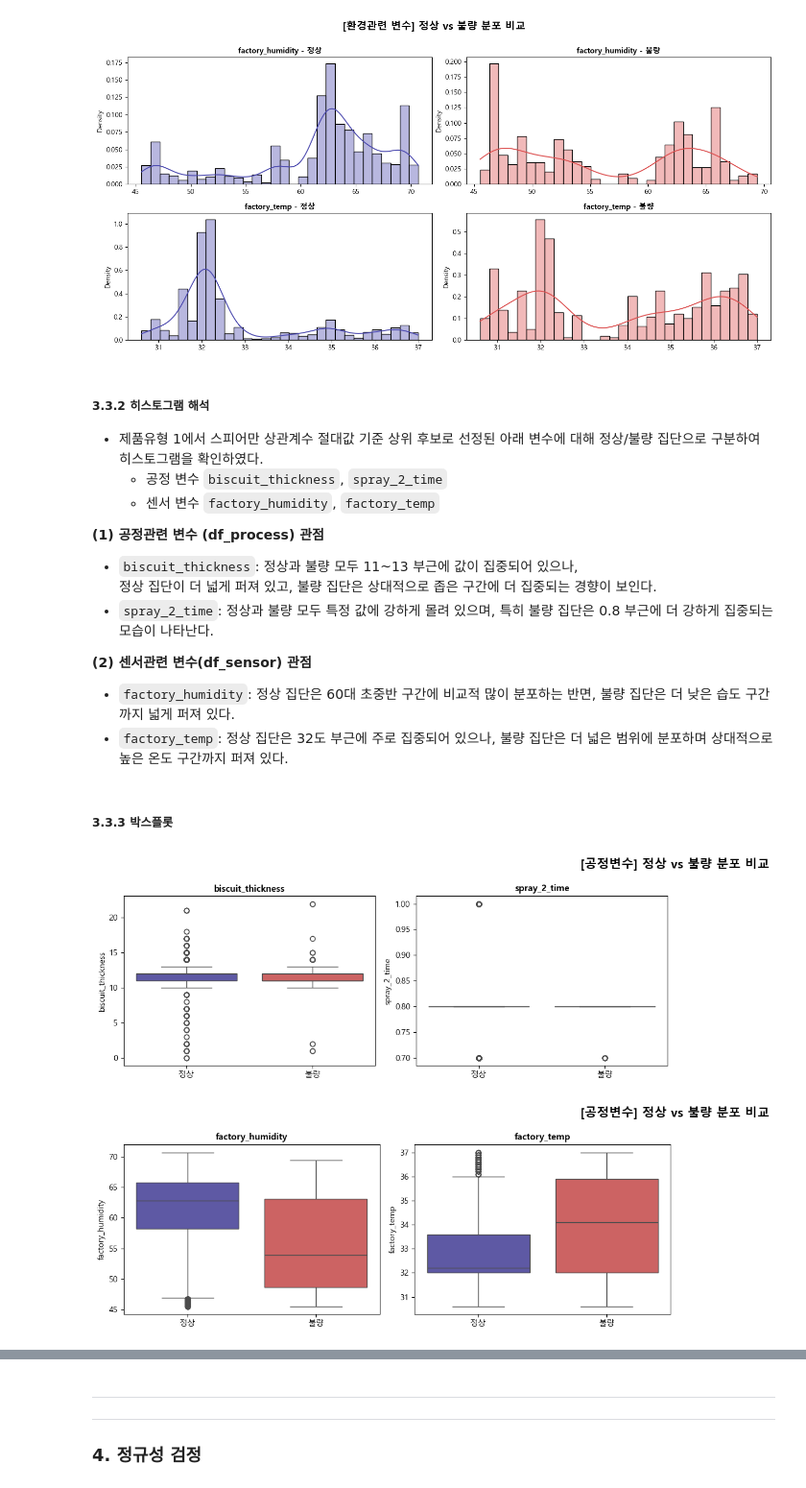
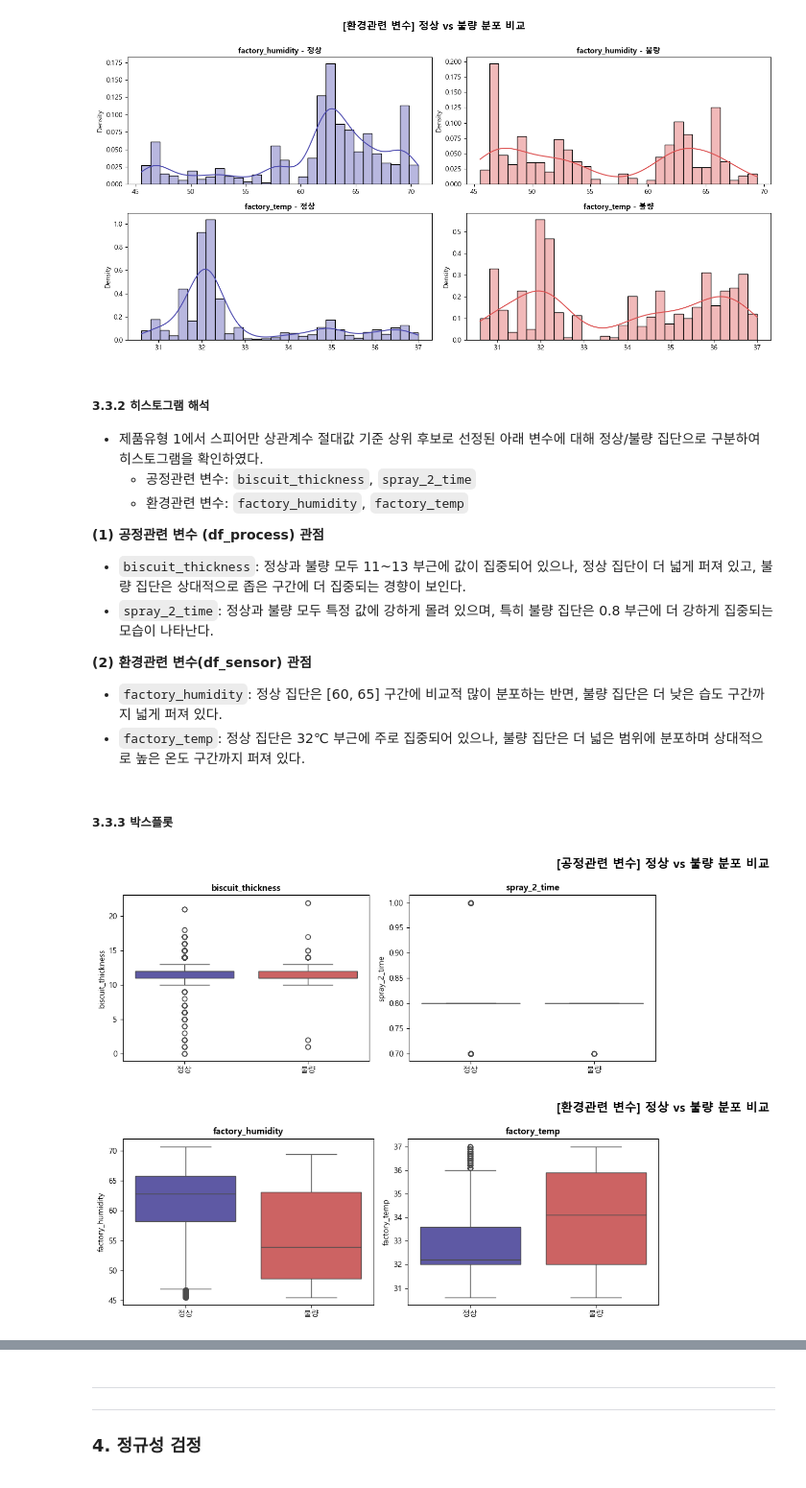
Before and after one commit to hanalo26/sparta-data11-advanced-project, a Jupyter notebook: common-file/PART2_통계_제품1_v5.ipynb, the cells around one changed output, grey strips where cells are left out. Shown at 96% size. Saved outputs shown, nothing was run; the diff lists cells and outputs as text; code cells hidden in the pictures.

```diff
--- a/common-file/PART2_통계_제품1_v5.ipynb
+++ b/common-file/PART2_통계_제품1_v5.ipynb
@@ -380,17 +378,17 @@ histogram_of_sensor_1 = plot_histograms(
 # %% [markdown]
 ##### 3.3.2 히스토그램 해석
 - 제품유형 1에서 스피어만 상관계수 절대값 기준 상위 후보로 선정된 아래 변수에 대해 정상/불량 집단으로 구분하여 히스토그램을 확인하였다.
-    - 공정 변수 `biscuit_thickness`, `spray_2_time`
-    - 센서 변수 `factory_humidity`, `factory_temp`
+    - 공정관련 변수: `biscuit_thickness`, `spray_2_time`
+    - 환경관련 변수: `factory_humidity`, `factory_temp`
 
 **(1) 공정관련 변수 (df_process) 관점**
-- `biscuit_thickness`: 정상과 불량 모두 11~13 부근에 값이 집중되어 있으나,\
+- `biscuit_thickness`: 정상과 불량 모두 11~13 부근에 값이 집중되어 있으나,
     정상 집단이 더 넓게 퍼져 있고, 불량 집단은 상대적으로 좁은 구간에 더 집중되는 경향이 보인다.
 - `spray_2_time`: 정상과 불량 모두 특정 값에 강하게 몰려 있으며, 특히 불량 집단은 0.8 부근에 더 강하게 집중되는 모습이 나타난다.
 
-**(2) 센서관련 변수(df_sensor) 관점**
-- `factory_humidity`: 정상 집단은 60대 초중반 구간에 비교적 많이 분포하는 반면, 불량 집단은 더 낮은 습도 구간까지 넓게 퍼져 있다.
-- `factory_temp`: 정상 집단은 32도 부근에 주로 집중되어 있으나, 불량 집단은 더 넓은 범위에 분포하며 상대적으로 높은 온도 구간까지 퍼져 있다.
+**(2) 환경관련 변수(df_sensor) 관점**
+- `factory_humidity`: 정상 집단은 [60, 65] 구간에 비교적 많이 분포하는 반면, 불량 집단은 더 낮은 습도 구간까지 넓게 퍼져 있다.
+- `factory_temp`: 정상 집단은 32℃ 부근에 주로 집중되어 있으나, 불량 집단은 더 넓은 범위에 분포하며 상대적으로 높은 온도 구간까지 퍼져 있다.
 # %% [markdown]
 ##### 3.3.3 박스플롯
 # %%
@@ -398,8 +396,8 @@ histogram_of_sensor_1 = plot_histograms(
 def plot_boxplots(df, cols, group_title):
 
     # is_defect를 문자열로 변환
-    df_a = df.copy()
-    df_a["is_defect"] = df["is_defect"].map({0: "정상", 1: "불량"})
+    df_b = df.copy()
+    df_b["is_defect"] = df["is_defect"].map({0: "정상", 1: "불량"})
 
     n_rows = math.ceil(len(cols) / 4)
 
@@ -409,7 +407,7 @@ def plot_boxplots(df, cols, group_title):
     for i, col in enumerate(cols):
         sns.boxplot(
             x="is_defect", y=col,
-            data=df_a,
+            data=df_b,
             palette={"정상": "#534CB0", "불량": "#DD5252"},
             ax=axes[i]
         )
@@ -425,20 +423,21 @@ def plot_boxplots(df, cols, group_title):
     plt.tight_layout()
     plt.show()
 
-    return df_a
+    return df_b
 # %%
+# 2. 함수 실행
 boxplot_of_process_1 = plot_boxplots(
     df_original_1_1,
     ["biscuit_thickness", "spray_2_time"],
     "공정관련 변수"
 )
 
 boxplot_of_sensor_1 = plot_boxplots(
     df_original_1_1,
     ["factory_humidity", "factory_temp"],
-    "공정관련 변수"
+    "환경관련 변수"
 )
 # %% [output]
-[figure, old version]
+[figure, new version]
-[figure, old version]
+[figure, new version]
 # %% [markdown]
```
Also changed, not shown: parts of 20 cells of this notebook, 1 other file.
